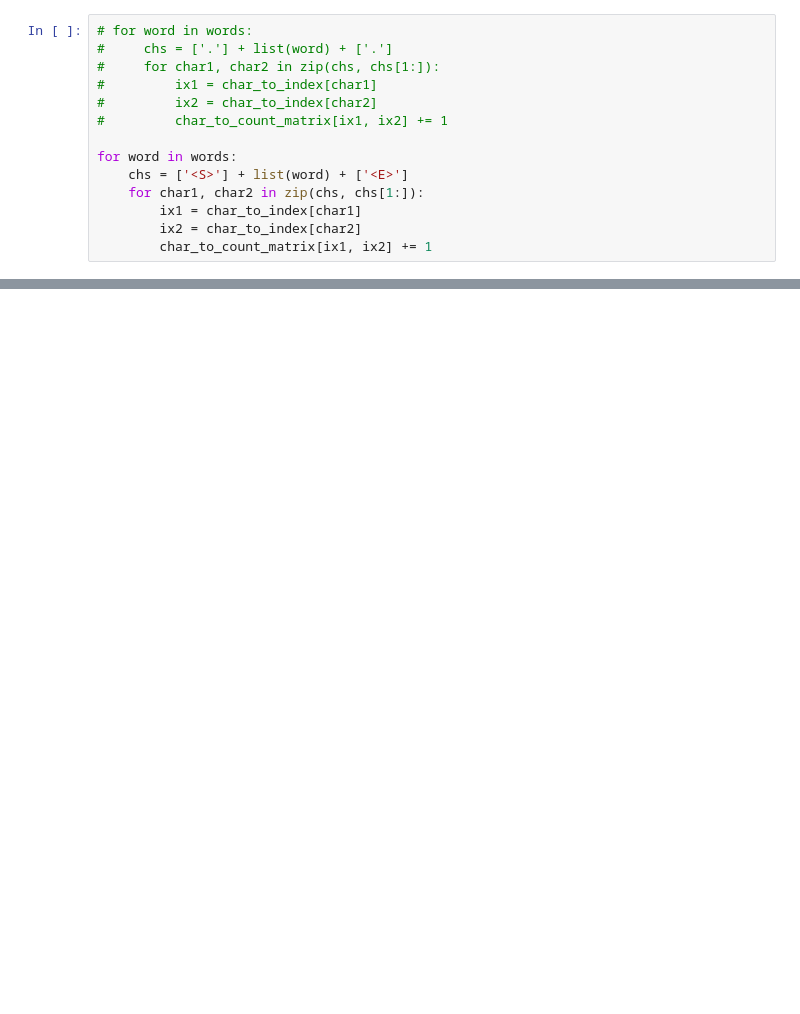
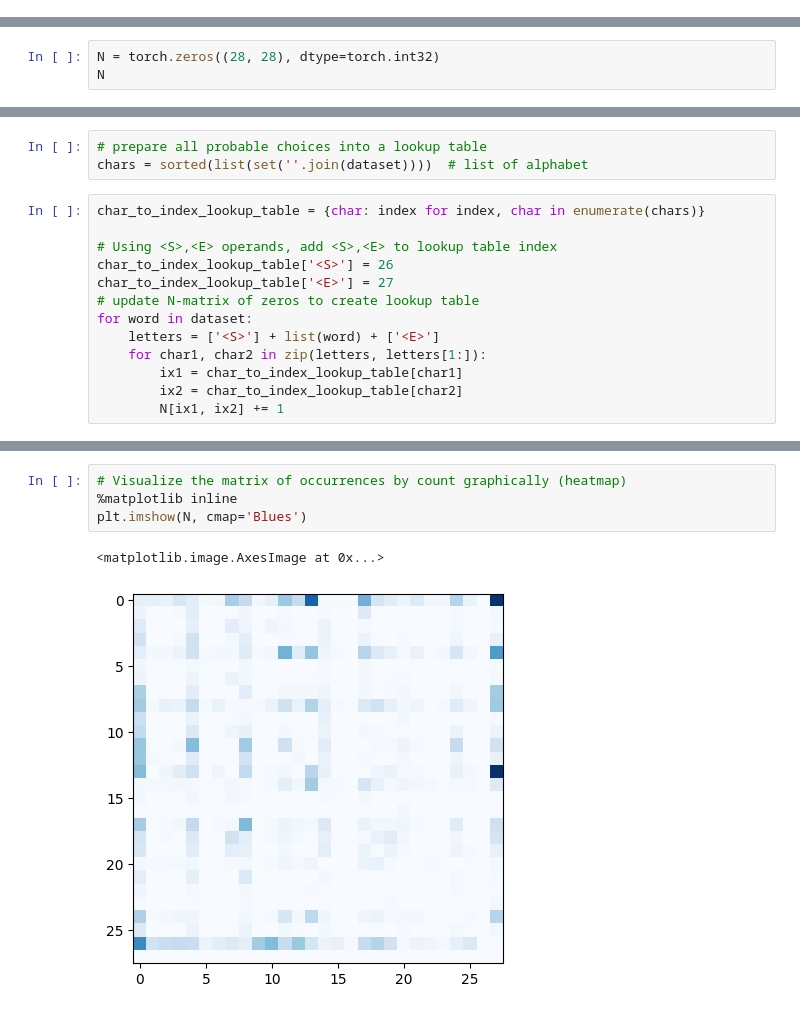
Before and after one commit to montanizstills/Reflection-MachineLearning-NaturalLanguageProcessing, a Jupyter notebook: bigram.ipynb, the cells around one changed output, grey strips where cells are left out. Cells and saved outputs as stored; diff of their text form; blank space fills up the shorter version.

```diff
--- a/bigram.ipynb
+++ b/bigram.ipynb
@@ -104,14 +50,0 @@ index_to_char
-# %%
-# for word in words:
-#     chs = ['.'] + list(word) + ['.']
-#     for char1, char2 in zip(chs, chs[1:]):
-#         ix1 = char_to_index[char1]
-#         ix2 = char_to_index[char2]
-#         char_to_count_matrix[ix1, ix2] += 1
-
-for word in words:
-    chs = ['<S>'] + list(word) + ['<E>']
-    for char1, char2 in zip(chs, chs[1:]):
-        ix1 = char_to_index[char1]
-        ix2 = char_to_index[char2]
-        char_to_count_matrix[ix1, ix2] += 1
@@ -119,0 +51,3 @@ IndexError: index 27 is out of bounds for axis 1 with size 27
+# %%
+N = torch.zeros((28, 28), dtype=torch.int32)
+N
@@ -119,0 +72,16 @@ IndexError: index 27 is out of bounds for axis 1 with size 27
+# %%
+# prepare all probable choices into a lookup table
+chars = sorted(list(set(''.join(dataset))))  # list of alphabet
+# %%
+char_to_index_lookup_table = {char: index for index, char in enumerate(chars)}
+
+# Using <S>,<E> operands, add <S>,<E> to lookup table index
+char_to_index_lookup_table['<S>'] = 26
+char_to_index_lookup_table['<E>'] = 27
+# update N-matrix of zeros to create lookup table
+for word in dataset:
+    letters = ['<S>'] + list(word) + ['<E>']
+    for char1, char2 in zip(letters, letters[1:]):
+        ix1 = char_to_index_lookup_table[char1]
+        ix2 = char_to_index_lookup_table[char2]
+        N[ix1, ix2] += 1
@@ -119,0 +109,7 @@ IndexError: index 27 is out of bounds for axis 1 with size 27
+# %%
+# Visualize the matrix of occurrences by count graphically (heatmap)
+%matplotlib inline
+plt.imshow(N, cmap='Blues')
+# %% [output]
+<matplotlib.image.AxesImage at 0x...>
+[figure, added]
```
Also changed, not shown: parts of 26 cells of this notebook, 3 other files.
